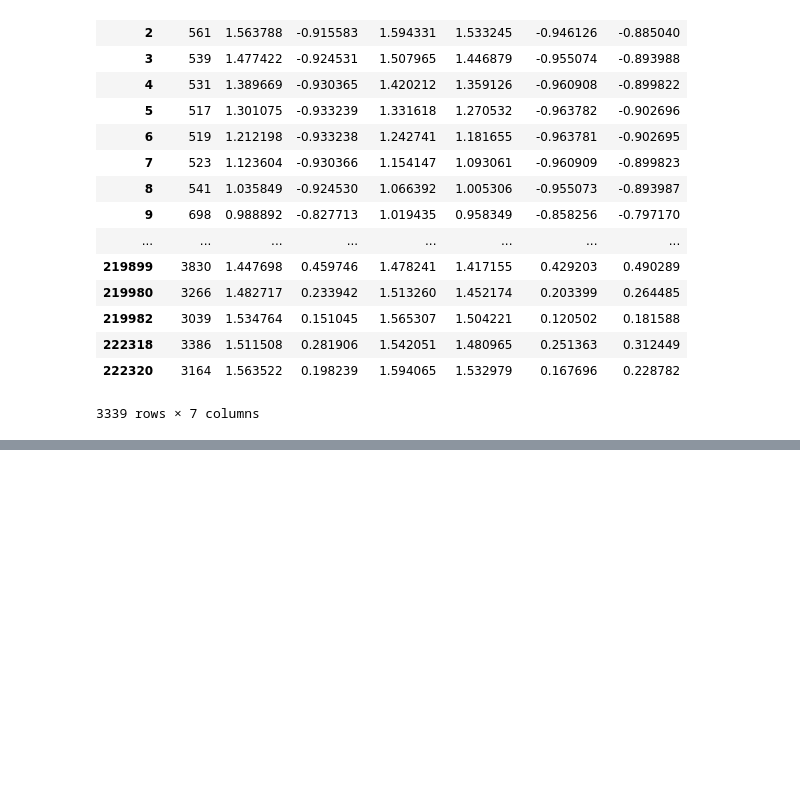
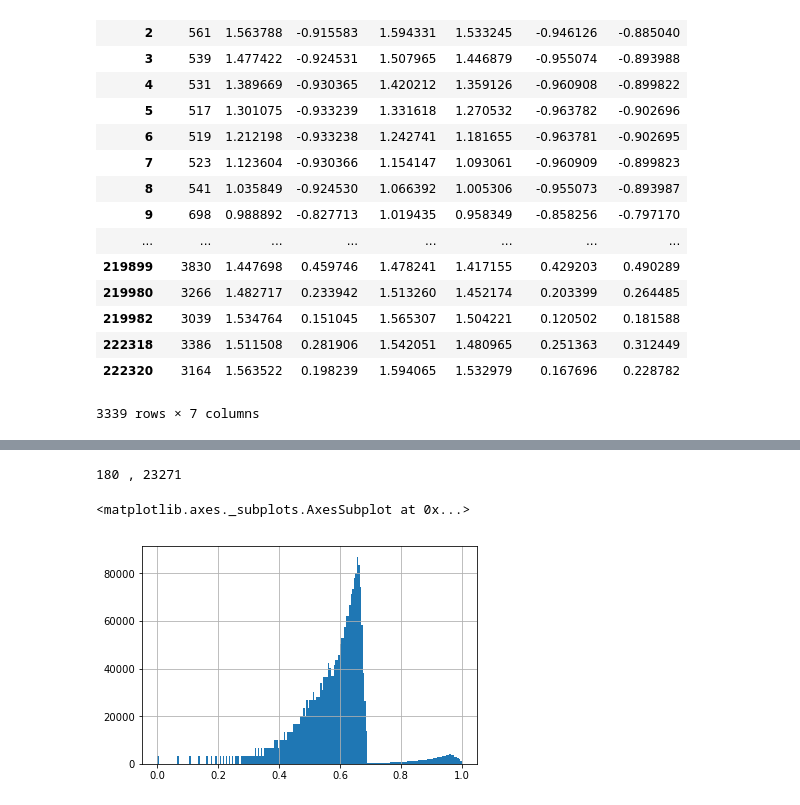
Before and after one commit to RobFirth/LSST_tools, a Jupyter notebook: lsst_tools/sims/notebooks/simulate_cadence.ipynb, the cells around one changed output, grey strips where cells are left out. Saved outputs shown, nothing was run; the diff lists cells and outputs as text; code cells hidden in the pictures; blank space fills up the shorter version.

Commit message:
plots for mark's edinburgh talk prototyping

```diff
--- a/lsst_tools/sims/notebooks/simulate_cadence.ipynb
+++ b/lsst_tools/sims/notebooks/simulate_cadence.ipynb
@@ -107,0 +135,10 @@ NameError: name 'field_df' is not defined
+# %%
+## Work out how often each field is visited
+min_visits = df["fieldID"].value_counts().min()
+max_visits = df["fieldID"].value_counts().max()
+
+print(min_visits, ",",max_visits)
+
+df['count'] = df.groupby('fieldID').cumcount()
+# %% [output]
+180 , 23271
@@ -107,0 +147,12 @@ NameError: name 'field_df' is not defined
+# %%
+cmap = plt.get_cmap("viridis")
+# df["cmap_visit_value"] = (df["count"] - min_visits )/(max_visits - min_visits)
+df["cmap_visit_value"] = np.log((df["count"] + 1)/(max_visits+1))
+# %%
+df["cmap_visit_value"] = df["cmap_visit_value"] + np.abs(df["cmap_visit_value"].min())
+df["cmap_visit_value"] = df["cmap_visit_value"]/df["cmap_visit_value"].max()
+# %%
+df["cmap_visit_value"].hist(bins = 200)
+# %% [output]
+<matplotlib.axes._subplots.AxesSubplot at 0x...>
+[figure, added]
```
Also changed, not shown: parts of 35 cells of this notebook, 3 other files.
